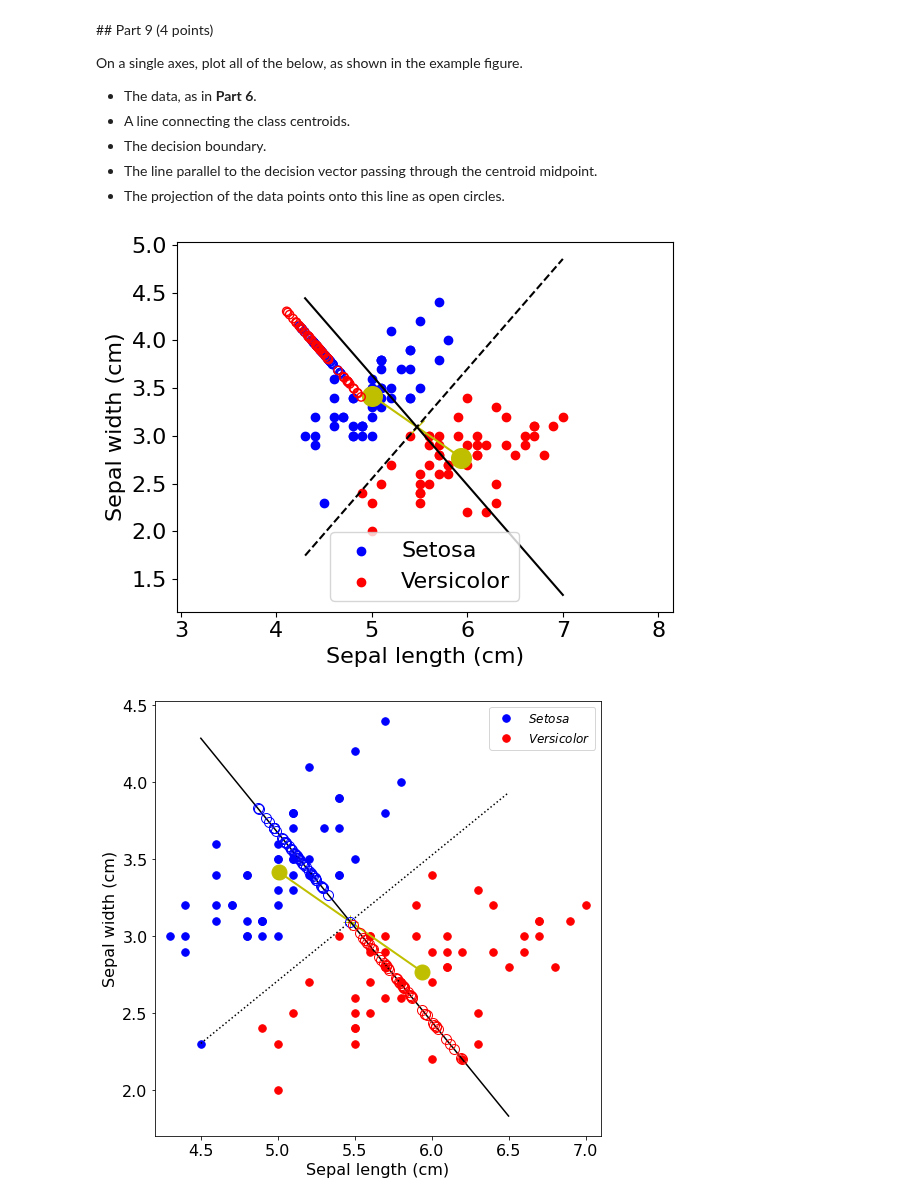
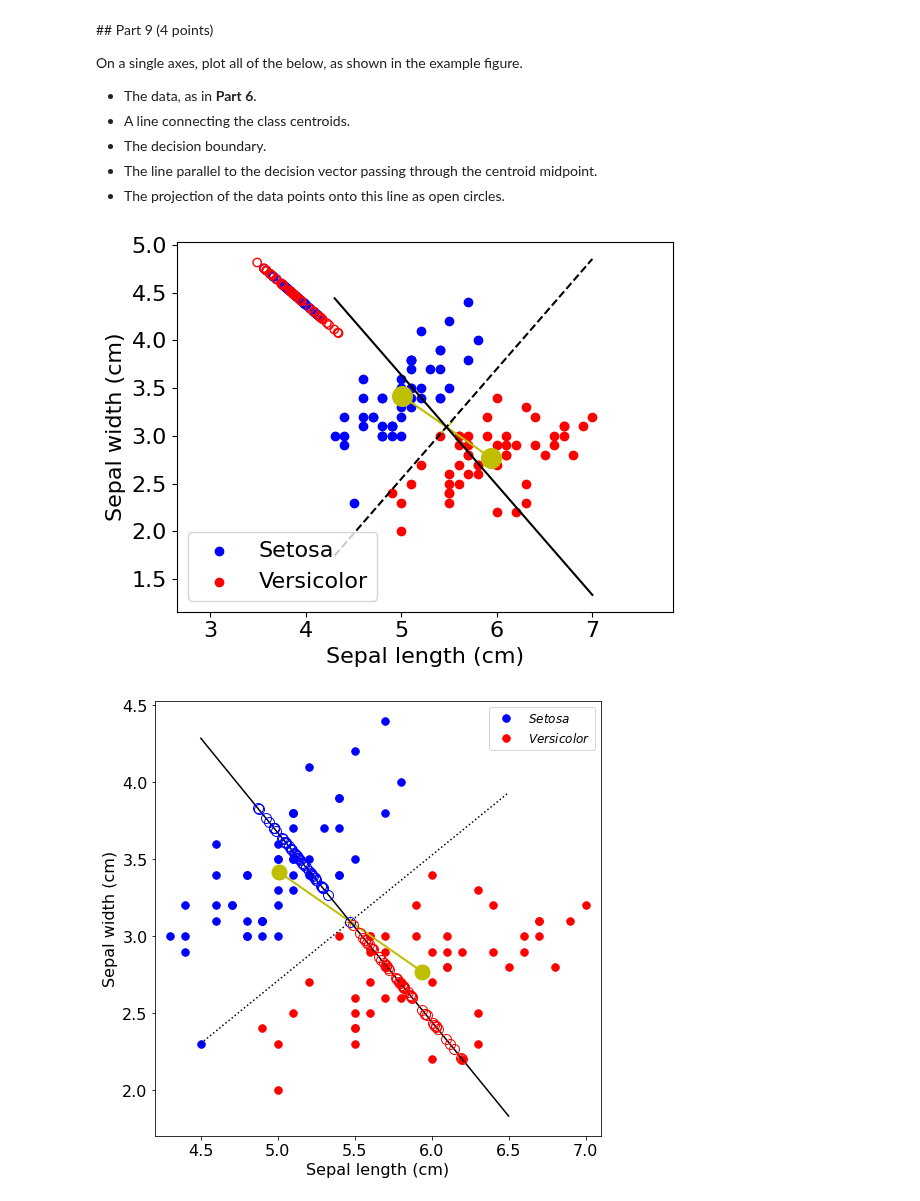
Before and after one commit to Urvi-M/BE559, a Jupyter notebook: Homework3_part1_v1.ipynb, the cells around one changed output. Drawn from its saved outputs; the diff is of its cells as text; code cells hidden in the pictures.

```diff
--- a/Homework3_part1_v1.ipynb
+++ b/Homework3_part1_v1.ipynb
@@ -334,35 +334,35 @@ On a single axes, plot all of the below, as shown in the example figure.
 # %%
 plt.scatter(sl[snum==0],sw[snum==0],c='b', label ='Setosa')
 plt.scatter(sl[snum==1],sw[snum==1],c='r', label ='Versicolor')
 plt.scatter(slmx,swmy, c='y',s=200, marker='o')
 plt.scatter(vlmx,vwmy, c='y',s=200, marker='o')
 plt.plot([slmx,vlmx], [swmy, vwmy], 'y')
 
 plt.plot(mx,my,'yx',markersize=10) #, label ='Line connecting class centroids'
 
 x_val = np.linspace(min(sl[0:100]), max(sl[0:100]), 50)
 y_val = decisiony(x_val, W, m)
 # y_proj = proj(sl[0:100],W,m )
 # print(np.shape(y_val))
 y_parl =liney(x_val, W, m)
 plt.plot(x_val, y_val, 'k-')#label='Decision Boundary'
 plt.plot(x_val, y_parl, 'k--') #, label='Line parallel to the Decision Boundary'
 
 # Calculate the projection of the data points onto the line
 proj_s = proj(np.column_stack([sinvx, sinvy]), W, m)
-proj_v = proj(np.column_stack([-vinvx, -vinvy]), W, m)
+proj_v = proj(np.column_stack([-vinvy, -vinvx]), W, m)
 
 # 'Projected Points'
 plt.scatter(proj_s[:, 1], proj_s[:, 0], facecolors='none', edgecolors='b')
 plt.scatter(proj_v[:, 1], proj_v[:, 0], facecolors='none', edgecolors='r')
 
 plt.xlabel('Sepal length (cm)')
 plt.ylabel('Sepal width (cm)')
 plt.axis('equal')
 plt.legend()
 plt.show()
 # %% [output]
-[figure, old version]
+[figure, new version]
 # %%
 # %% [output]
 [figure]
```
